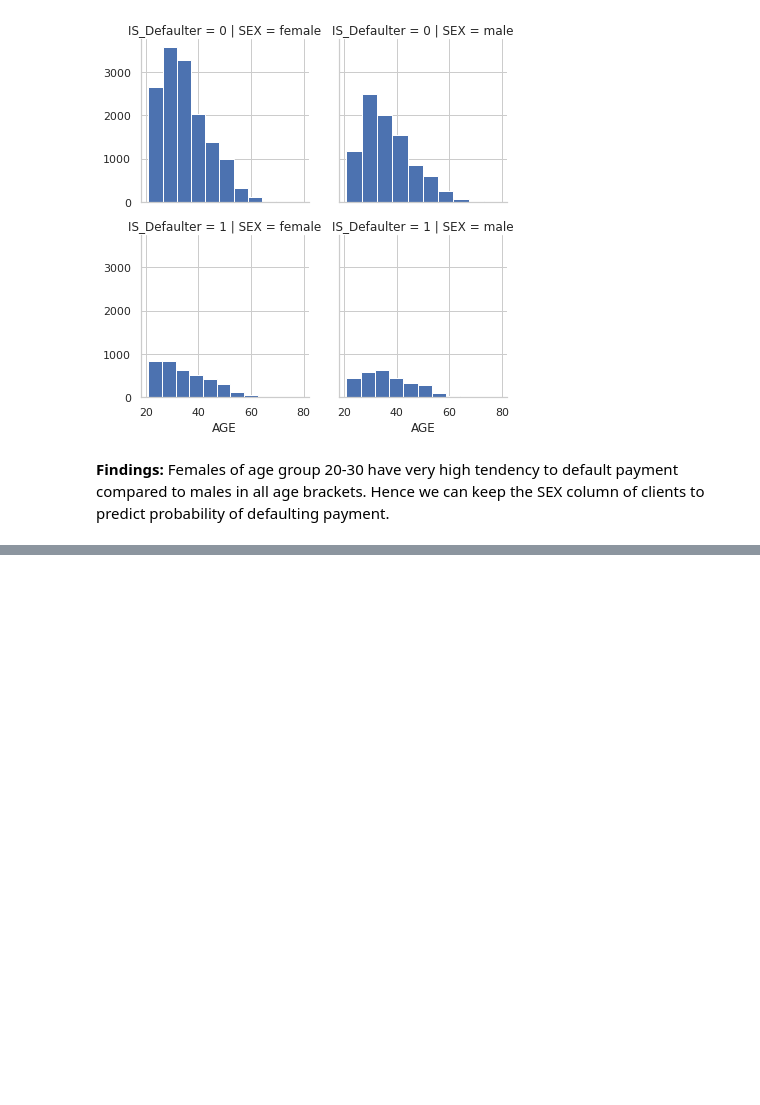
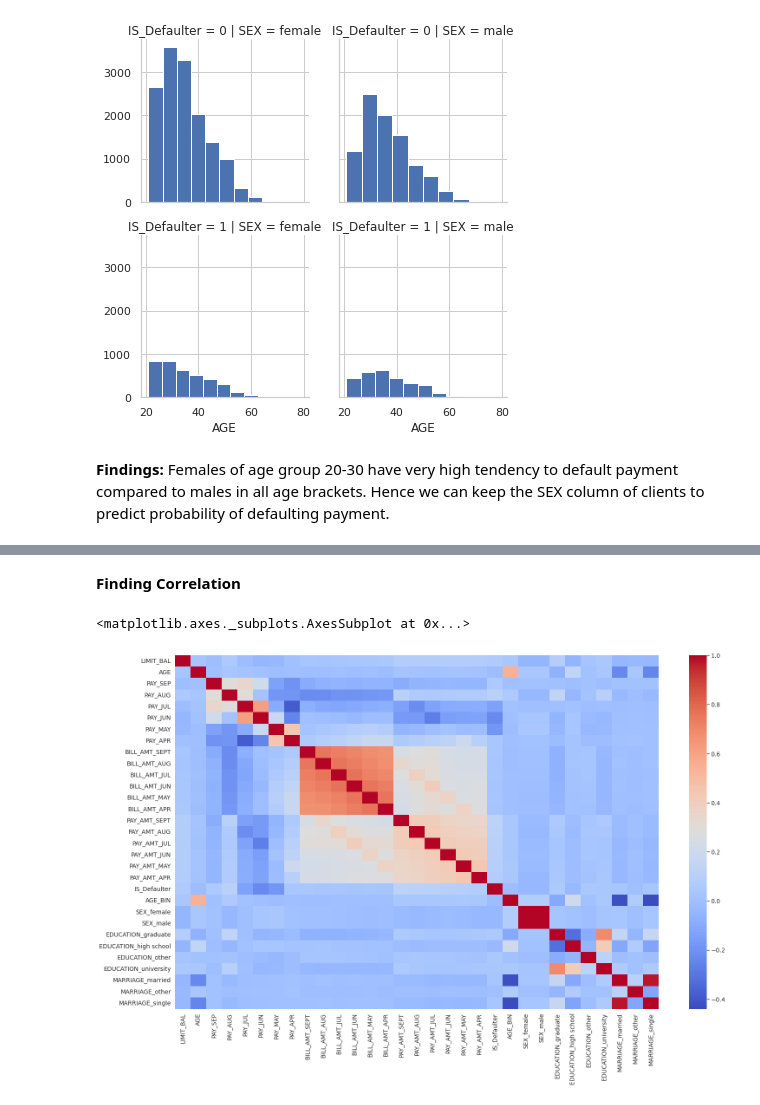
Before and after one commit to sudeep-009/Classification-Capstone-Project--Card-Default-Prediction, a Jupyter notebook: Copy_of_Credit_Card_Default_Prediction_Capstone_Project.ipynb, the cells around one changed output, grey strips where cells are left out. Drawn from its saved outputs; the diff is of its cells as text; code cells hidden in the pictures; blank space fills up the shorter version.

```diff
--- a/Copy_of_Credit_Card_Default_Prediction_Capstone_Project.ipynb
+++ b/Copy_of_Credit_Card_Default_Prediction_Capstone_Project.ipynb
@@ -374,0 +387,12 @@ for i in features:
+# %%
+final_df = card_df.copy()
+final_df = pd.get_dummies(final_df, columns=['SEX','EDUCATION','MARRIAGE'])
+# %% [markdown]
+**Finding Correlation**
+# %%
+#finding correlation between max capacity and car type
+plt.figure(figsize=(25,15))
+sns.heatmap(final_df.apply(lambda x : pd.factorize(x)[0]).corr(method='pearson', min_periods=1),cmap='coolwarm')
+# %% [output]
+<matplotlib.axes._subplots.AxesSubplot at 0x...>
+[figure, added]
```
Also changed, not shown: parts of 10 cells of this notebook.
